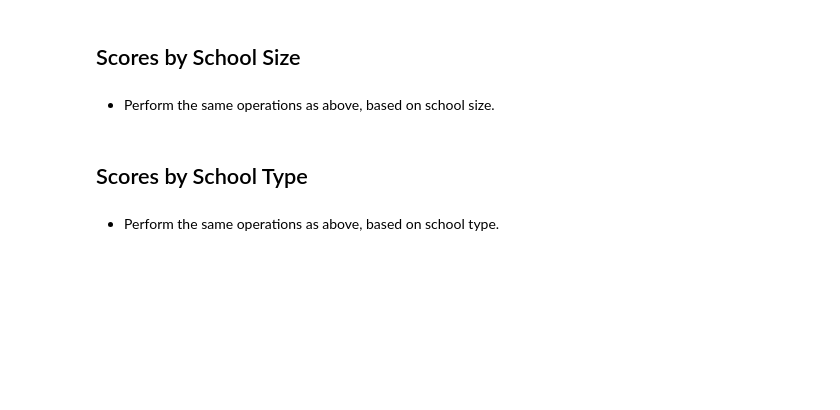
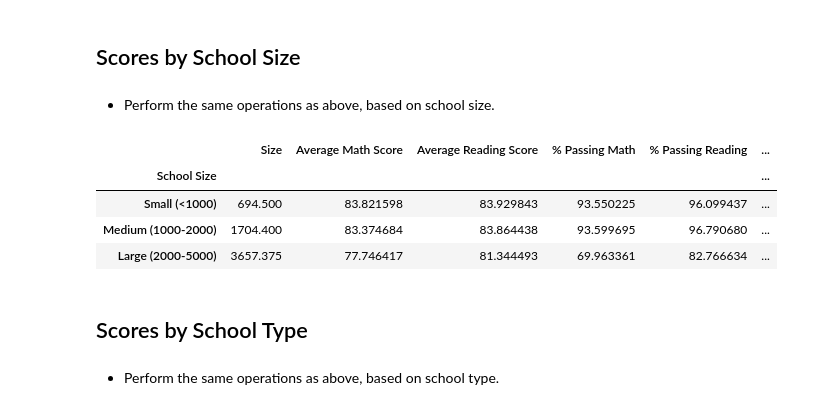
Before and after one commit to msfa12th/pandas-challenge, a Jupyter notebook: PyCitySchools/PyCitySchools_starter.ipynb, the cells around one changed output. Saved outputs shown, nothing was run; the diff lists cells and outputs as text; code cells hidden in the pictures; blank space fills up the shorter version.

```diff
--- a/PyCitySchools/PyCitySchools_starter.ipynb
+++ b/PyCitySchools/PyCitySchools_starter.ipynb
@@ -449,10 +274,30 @@ group_names = ["<$585", "$585-615", "$615-645", "$645-675"]
 ## Scores by School Size
 # %% [markdown]
 * Perform the same operations as above, based on school size.
+# %%
+df4=df3.merge(school_data,  left_on='School Name', right_on='school_name')
 # %%
 # Sample bins. Feel free to create your own bins.
 size_bins = [0, 1000, 2000, 5000]
 group_names = ["Small (<1000)", "Medium (1000-2000)", "Large (2000-5000)"]
+# %%
+
+SchoolSizeDF = pd.DataFrame({"Size": df4.iloc[:,11],
+                   "Average Math Score": df4.iloc[:,3],
+                   "Average Reading Score": df4.iloc[:,4],
+                   "% Passing Math": df4.iloc[:,5],
+                   "% Passing Reading": df4.iloc[:,6],
+                   "% Overall Passing Rate": df4.iloc[:,7]})
+# %%
+SchoolSizeDF["School Size"] = pd.cut(SchoolSizeDF["Size"], size_bins, labels=group_names)
+SchoolSizeDF = SchoolSizeDF.groupby("School Size")
+SchoolSizeDF.mean()
+# %% [output]
+|  | Size | Average Math Score | Average Reading Score | % Passing Math | % Passing Reading | ... |
+| School Size |  |  |  |  |  | ... |
+| Small (<1000) | 694.500 | 83.821598 | 83.929843 | 93.550225 | 96.099437 | ... |
+| Medium (1000-2000) | 1704.400 | 83.374684 | 83.864438 | 93.599695 | 96.790680 | ... |
+| Large (2000-5000) | 3657.375 | 77.746417 | 81.344493 | 69.963361 | 82.766634 | ... |
 # %% [markdown]
 ## Scores by School Type
 # %% [markdown]
```
Also changed, not shown: parts of 19 cells of this notebook, 3 other files.
